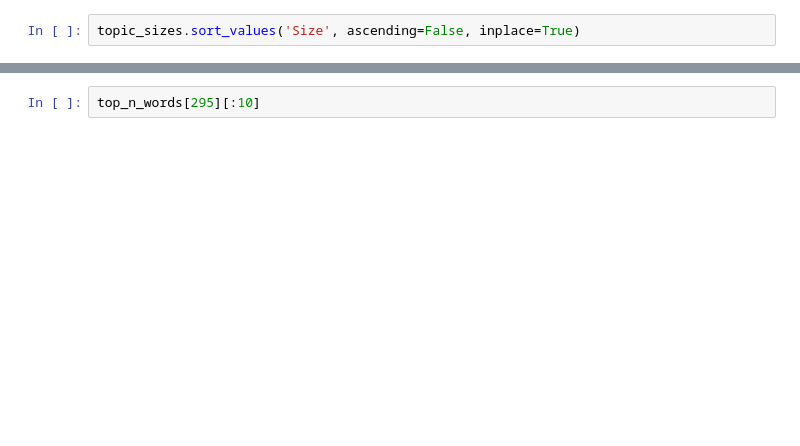
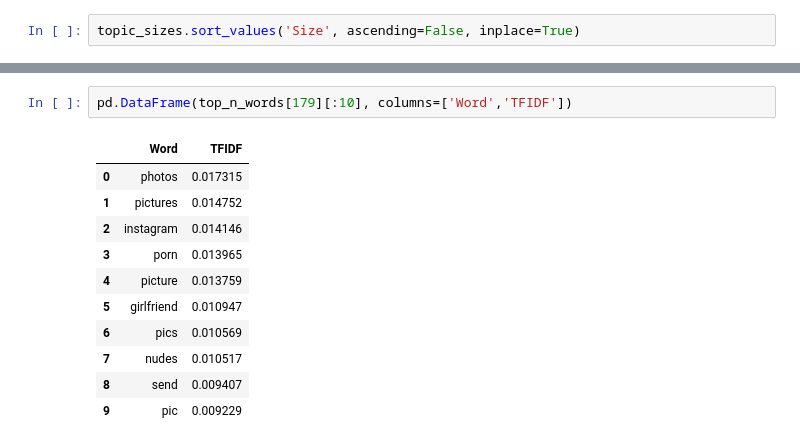
Before and after one commit to Teleoscope/Teleoscope, a Jupyter notebook: experiments/exploratory/DimensionalityReduction_Topics.ipynb, the cells around one changed output, grey strips where cells are left out. Cells and saved outputs as stored; diff of their text form; blank space fills up the shorter version.

```diff
--- a/experiments/exploratory/DimensionalityReduction_Topics.ipynb
+++ b/experiments/exploratory/DimensionalityReduction_Topics.ipynb
@@ -172,5 +189,17 @@ top_n_words[131][:10]
 # %%
-top_n_words[295][:10]
+pd.DataFrame(top_n_words[179][:10], columns=['Word','TFIDF'])
+# %% [output]
+|  | Word | TFIDF |
+| 0 | photos | 0.017315 |
+| 1 | pictures | 0.014752 |
+| 2 | instagram | 0.014146 |
+| 3 | porn | 0.013965 |
+| 4 | picture | 0.013759 |
+| 5 | girlfriend | 0.010947 |
+| 6 | pics | 0.010569 |
+| 7 | nudes | 0.010517 |
+| 8 | send | 0.009407 |
+| 9 | pic | 0.009229 |
 # %%
 topic_sizes.tail(10)
 # %% [output]
```
Also changed, not shown: parts of 12 cells of this notebook.
